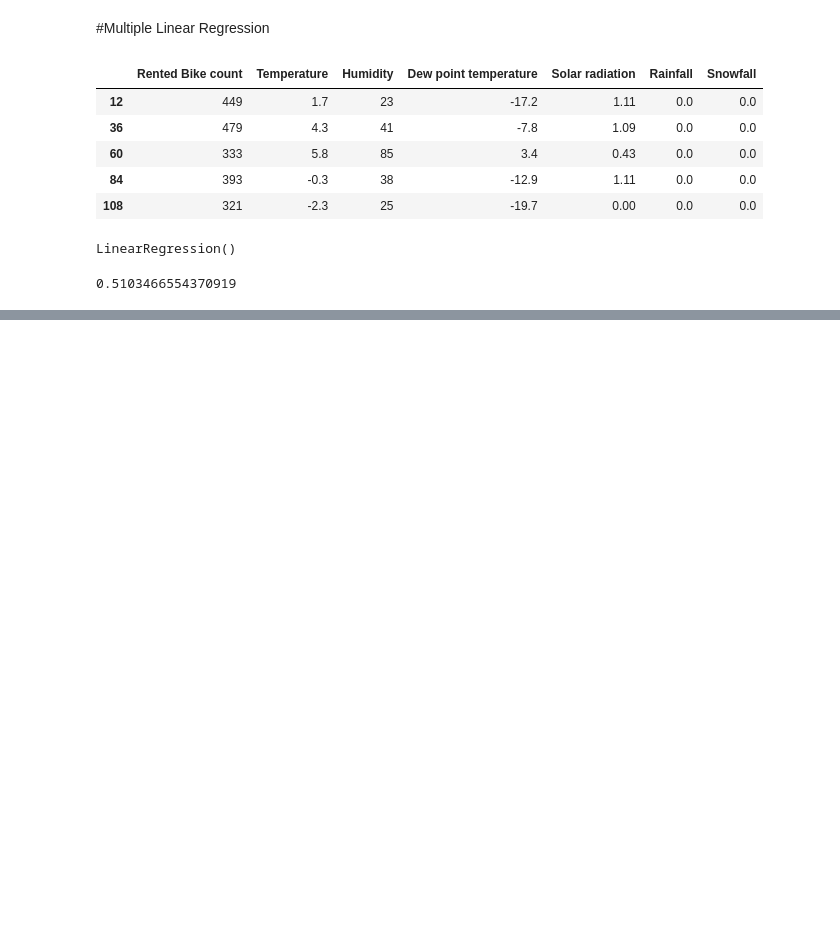
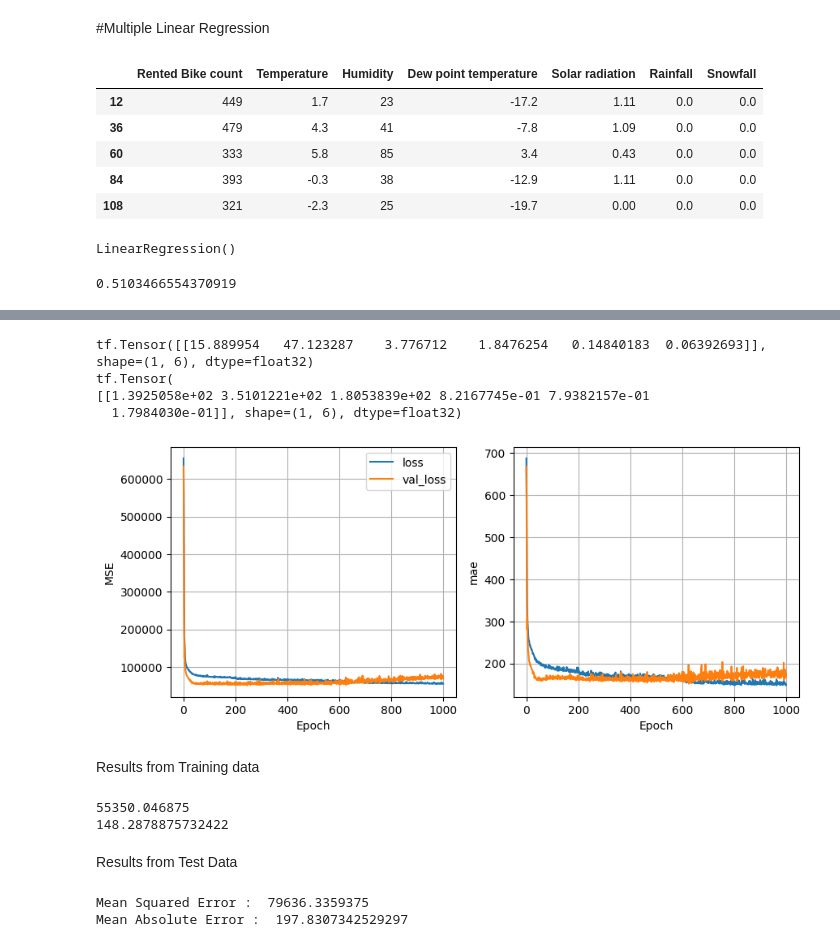
Before and after one commit to sumukhbhat12/Machine-Learning-Course-FreeCodeCamp, a Jupyter notebook: Seoul_Bike_Sharing_Demand_dataset_analysis.ipynb, the cells around one changed output, grey strips where cells are left out. Saved outputs shown, nothing was run; the diff lists cells and outputs as text; code cells hidden in the pictures; blank space fills up the shorter version.

```diff
--- a/Seoul_Bike_Sharing_Demand_dataset_analysis.ipynb
+++ b/Seoul_Bike_Sharing_Demand_dataset_analysis.ipynb
@@ -250,0 +315,32 @@ all_reg.score(X_train,y_train)
+# %%
+print(all_normalizer.mean)
+print(all_normalizer.variance)
+# %% [output]
+tf.Tensor([[15.889954   47.123287    3.776712    1.8476254   0.14840183  0.06392693]], shape=(1, 6), dtype=float32)
+tf.Tensor(
+[[1.3925058e+02 3.5101221e+02 1.8053839e+02 8.2167745e-01 7.9382157e-01
+  1.7984030e-01]], shape=(1, 6), dtype=float32)
+# %%
+nn_model = tf.keras.Sequential([
+    all_normalizer,
+    tf.keras.layers.Dense(64, input_shape=(6,), activation='relu'),
+    tf.keras.layers.Dense(1)  #Output layer should always have 1 node and no activation function for Linear Regression
+])
+# %%
+nn_model.compile(tf.keras.optimizers.Adam(learning_rate=0.1), loss='mean_squared_error',  metrics=['mse','mae'])
+# %%
+history = nn_model.fit(X_train, y_train, verbose=0, epochs=1000, validation_data=(X_valid, y_valid))
+# %%
+plot_history(history)
+# %% [output]
+[figure, added]
+# %% [markdown]
+Results from Training data
+# %%
+print(history.history['mse'][-1])
+print(history.history['mae'][-1])
+# %% [output]
+55350.046875
+148.2878875732422
+# %% [markdown]
+Results from Test Data
@@ -250,0 +350,6 @@ all_reg.score(X_train,y_train)
+# %%
+print('Mean Squared Error : ', test_results['linear_model'][1])
+print('Mean Absolute Error : ', test_results['linear_model'][2])
+# %% [output]
+Mean Squared Error :  79636.3359375
+Mean Absolute Error :  197.8307342529297
```
Also changed, not shown: parts of 15 cells of this notebook.
